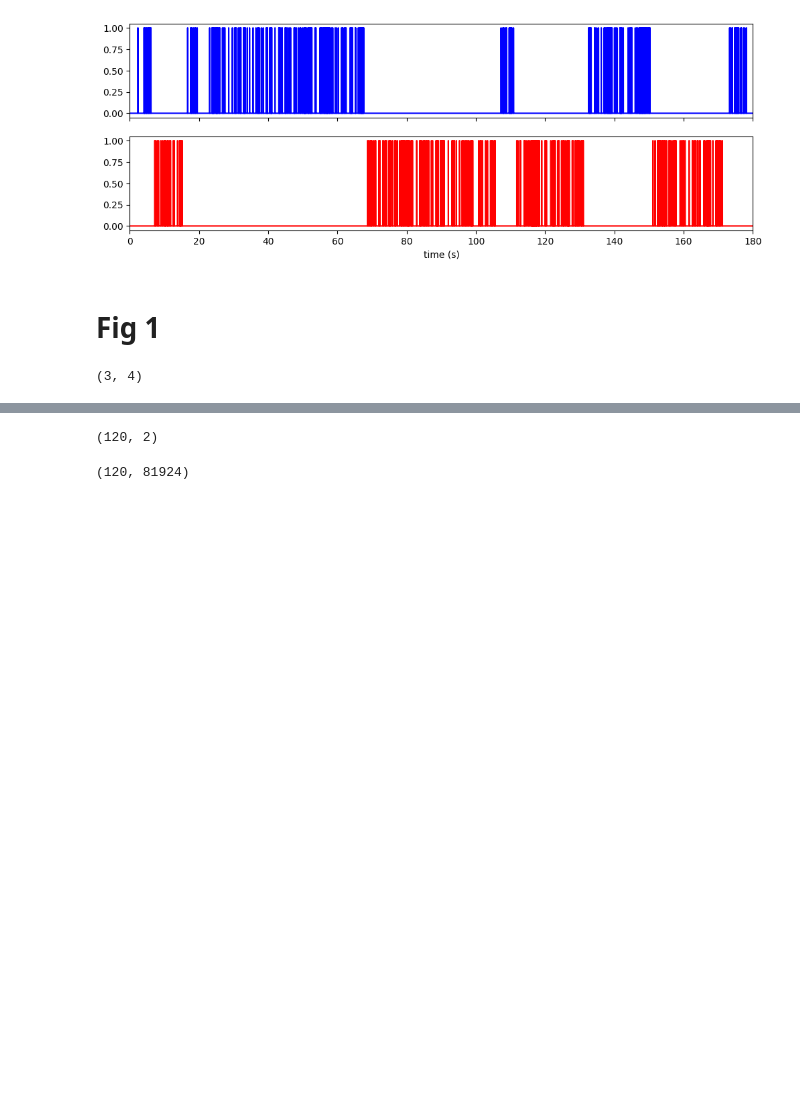
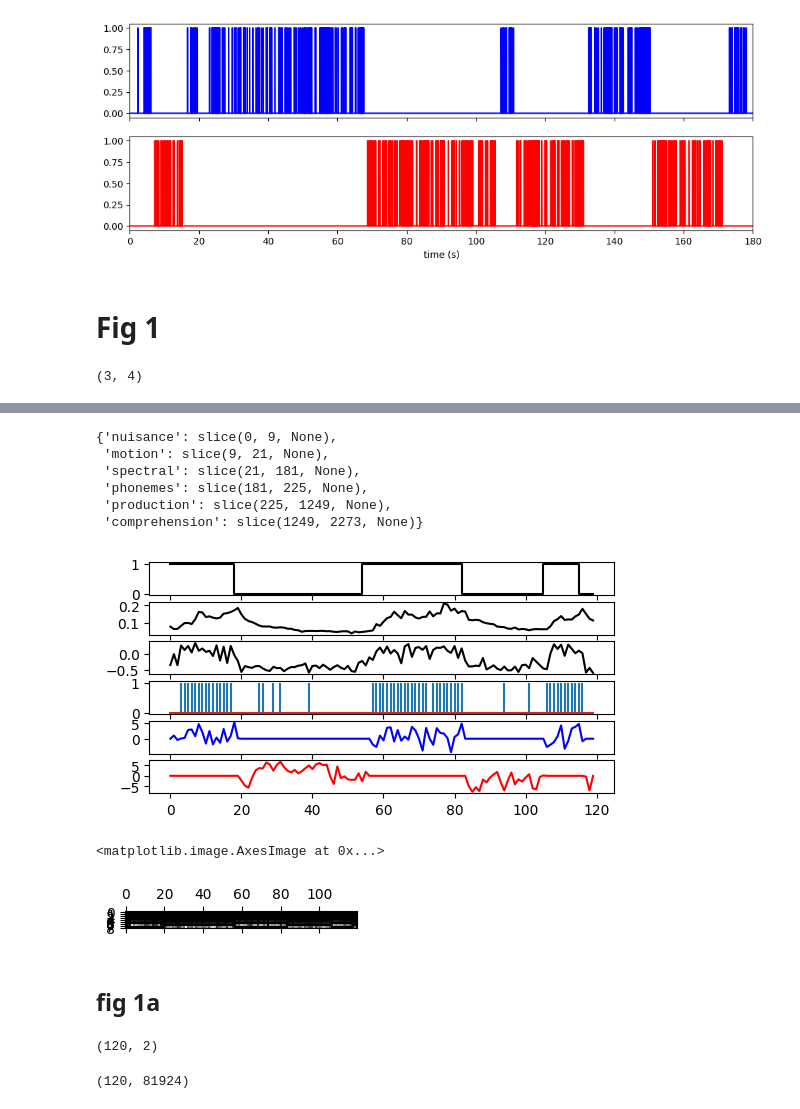
Before and after one commit to YeajuDianaKim394/EncodingModels, a Jupyter notebook: code/visualization.ipynb, the cells around one changed output, grey strips where cells are left out. Cells and saved outputs as stored; diff of their text form; code cells hidden in the pictures; blank space fills up the shorter version.

```diff
--- a/code/visualization.ipynb
+++ b/code/visualization.ipynb
@@ -124,3 +151,33 @@ X.shape
+# %%
+features
+# %% [output]
+{'nuisance': slice(0, 9, None),
+ 'motion': slice(9, 21, None),
+ 'spectral': slice(21, 181, None),
+ 'phonemes': slice(181, 225, None),
+ 'production': slice(225, 1249, None),
+ 'comprehension': slice(1249, 2273, None)}
+# %%
+xaxis = np.arange(120)
+fig, axes = plt.subplots(6, 1, figsize=(6, 3))
+axes[0].step(xaxis, Xt[:, 1], c='k')
+axes[1].plot(xaxis, Xt[:, 9] + Xt[:, 9+6], c='k')
+axes[2].plot(xaxis, Xt[:, 25] + Xt[:, 25+80], c='k')
+axes[3].stem(xaxis, Xt[:, 182] + Xt[:, 182+39], markerfmt='')
+axes[4].plot(xaxis, Xt[:, 225], c='blue')
+axes[5].plot(xaxis, Xt[:, 225+1024], c='red')
+fig.savefig('figures/fig1b-artifacts.svg')
+fig.show()
+# %% [output]
+[figure, added]
+# %%
+fig, ax = plt.subplots(figsize=(3, 1))
+ax.matshow(Xt[:, features['nuisance']].T, cmap='gray')
+# %% [output]
+<matplotlib.image.AxesImage at 0x...>
+[figure, added]
+# %% [markdown]
+## fig 1a
 # %%
 id_vars = X[slices[run-1], [1, 2]][:120]
 id_vars.shape
```
Also changed, not shown: parts of 14 cells of this notebook, 13 other files.
